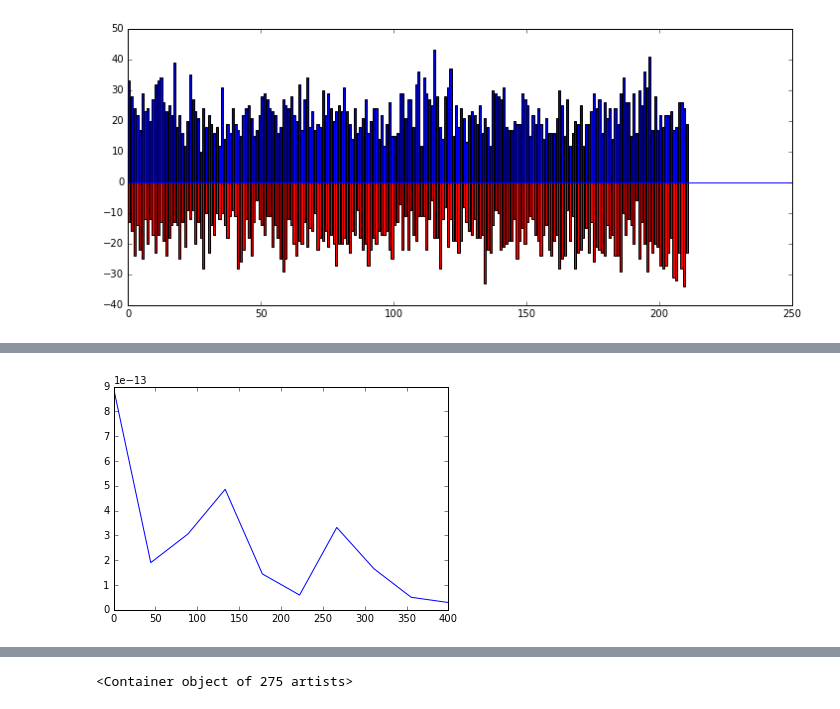
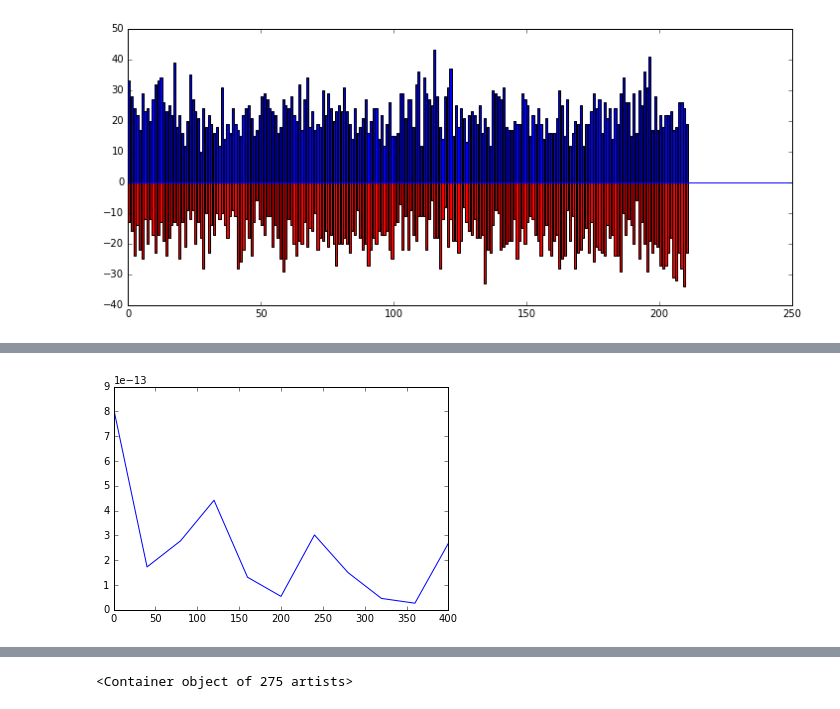
Before and after one commit to annemanguyen/metis_projects, a Jupyter notebook: sent_dict.ipynb, the cells around one changed output, grey strips where cells are left out. Saved outputs shown, nothing was run; the diff lists cells and outputs as text; code cells hidden in the pictures.

```diff
--- a/sent_dict.ipynb
+++ b/sent_dict.ipynb
@@ -8,4 +8,4 @@ import matplotlib
 import matplotlib.pyplot as plt
 %matplotlib inline
 # %%
-sleep = open('/home/amn34/metis/stuff/noirs/chandler/rc_bigsleep.txt').read()
+sleep = open('/home/amn34/metis/stuff/noirs/chandler/39_rc_bigsleep.txt').read()
@@ -142,17 +164,15 @@ pagesent = map(int,pagesent)
 # %%
-import scipy.fftpack
-
 # Number of samplepoints
-N = 20
+N = 22
 # sample spacing
 T = 1.0 / 800.0
 x = np.asarray(pagesent)
 y = np.sin(50.0 * 2.0*np.pi*x) + 0.5*np.sin(80.0 * 2.0*np.pi*x)
 yf = scipy.fftpack.fft(y)
 xf = np.linspace(0.0, 1.0/(2.0*T), N/2)
 
 fig, ax = plt.subplots()
 ax.plot(xf, 2.0/N * np.abs(yf[:N/2]))
 plt.show()
 # %% [output]
-[figure, old version]
+[figure, new version]
```
Also changed, not shown: parts of 16 cells of this notebook, 9 other files.
